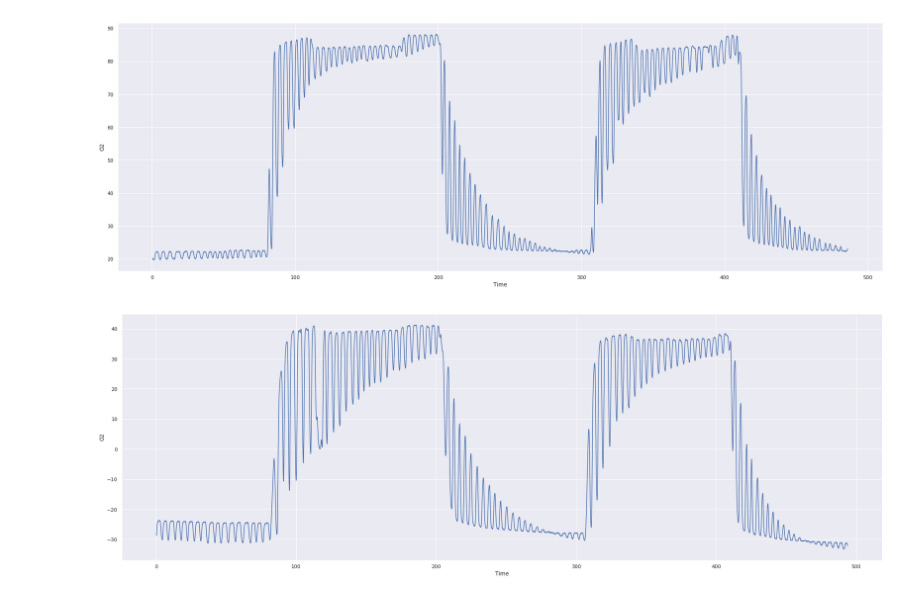
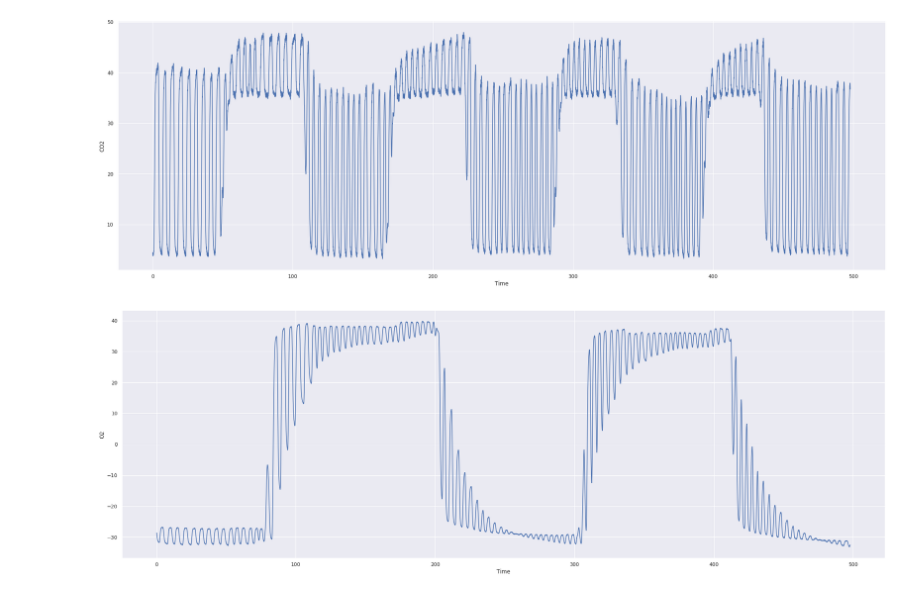
Before and after one commit to jacek257/Project-Chocolate, a Jupyter notebook: Jupyter/View_plots.ipynb, the cells around one changed output. Saved outputs shown, nothing was run; the diff lists cells and outputs as text; code cells hidden in the pictures.

```diff
--- a/Jupyter/View_plots.ipynb
+++ b/Jupyter/View_plots.ipynb
@@ -7,7 +7,7 @@ import scipy.signal as signal
 # %%
 sns.set(rc={'figure.figsize':(30,10)})
 # %%
-path = '/media/ke/8tb_part2/FSL_work/all/WH_1627_20171116_EDITS.txt'
+path = '/media/ke/8tb_part2/FSL_work/SH/SH_022_20170307_edits.txt'
 # %%
 endTidal = pd.read_csv(path, sep='\t|,', header=None, usecols=[0, 1, 2], index_col=False, engine='python')
 endTidal = endTidal.rename(columns={0 : 'Time',
@@ -35,10 +35,10 @@ while diff < 0.75:
 
 endTidal = endTidal[:i].reset_index(drop=True)
 # %%
-sns.lineplot(x='Time', y='O2', data=endTidal)
+sns.lineplot(x='Time', y='CO2', data=endTidal)
 plt.show()
 # %% [output]
-[figure, old version]
+[figure, new version]
 # %%
 endTidal.CO2 = signal.detrend(endTidal.CO2)
 endTidal.O2 = signal.detrend(endTidal.O2)
@@ -46,4 +46,4 @@ endTidal.O2 = signal.detrend(endTidal.O2)
 sns.lineplot(x='Time', y='O2', data=endTidal)
 plt.show()
 # %% [output]
-[figure, old version]
+[figure, new version]
```
Also changed, not shown: parts of 5 cells of this notebook, 4 other files.
